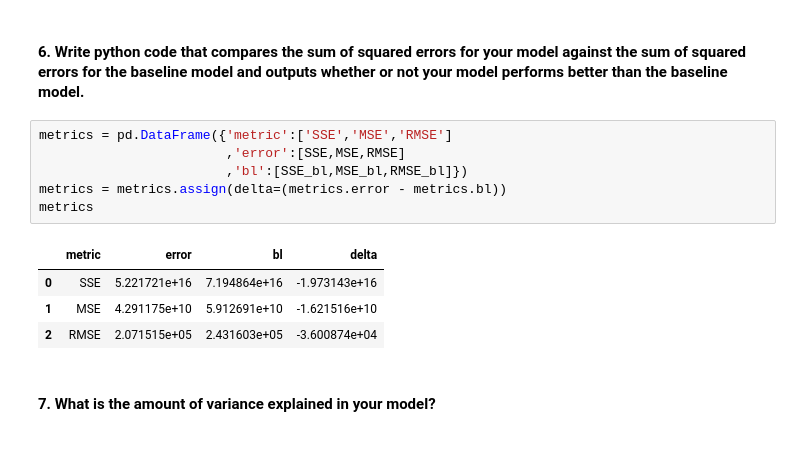
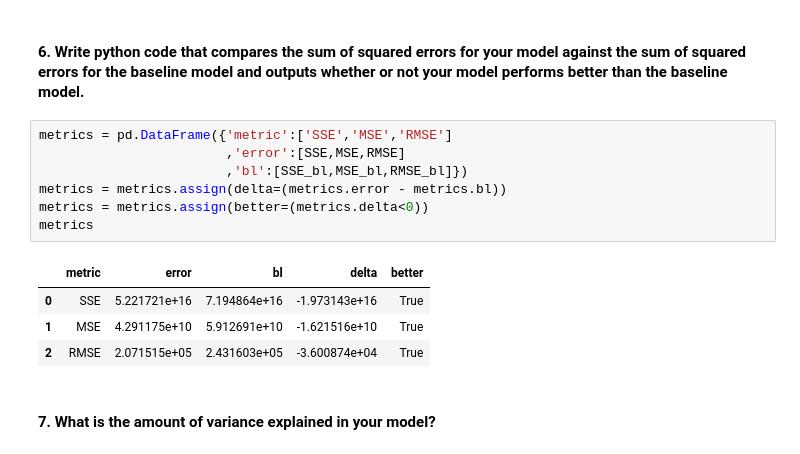
Before and after one commit to tkephart96/regression-exercises, a Jupyter notebook: evaluate.ipynb, the cells around one changed output. Cells and saved outputs as stored; diff of their text form.

```diff
--- a/evaluate.ipynb
+++ b/evaluate.ipynb
@@ -213,14 +192,15 @@ RMSE_bl =  243160.25837650846
 # %%
 metrics = pd.DataFrame({'metric':['SSE','MSE','RMSE']
                         ,'error':[SSE,MSE,RMSE]
                         ,'bl':[SSE_bl,MSE_bl,RMSE_bl]})
 metrics = metrics.assign(delta=(metrics.error - metrics.bl))
+metrics = metrics.assign(better=(metrics.delta<0))
 metrics
 # %% [output]
-|  | metric | error | bl | delta |
-| 0 | SSE | 5.221721e+16 | 7.194864e+16 | -1.973143e+16 |
-| 1 | MSE | 4.291175e+10 | 5.912691e+10 | -1.621516e+10 |
-| 2 | RMSE | 2.071515e+05 | 2.431603e+05 | -3.600874e+04 |
+|  | metric | error | bl | delta | better |
+| 0 | SSE | 5.221721e+16 | 7.194864e+16 | -1.973143e+16 | True |
+| 1 | MSE | 4.291175e+10 | 5.912691e+10 | -1.621516e+10 | True |
+| 2 | RMSE | 2.071515e+05 | 2.431603e+05 | -3.600874e+04 | True |
 # %% [markdown]
 #### 7. What is the amount of variance explained in your model?
 # %%
```
Also changed, not shown: parts of 12 cells of this notebook, 1 other file.
